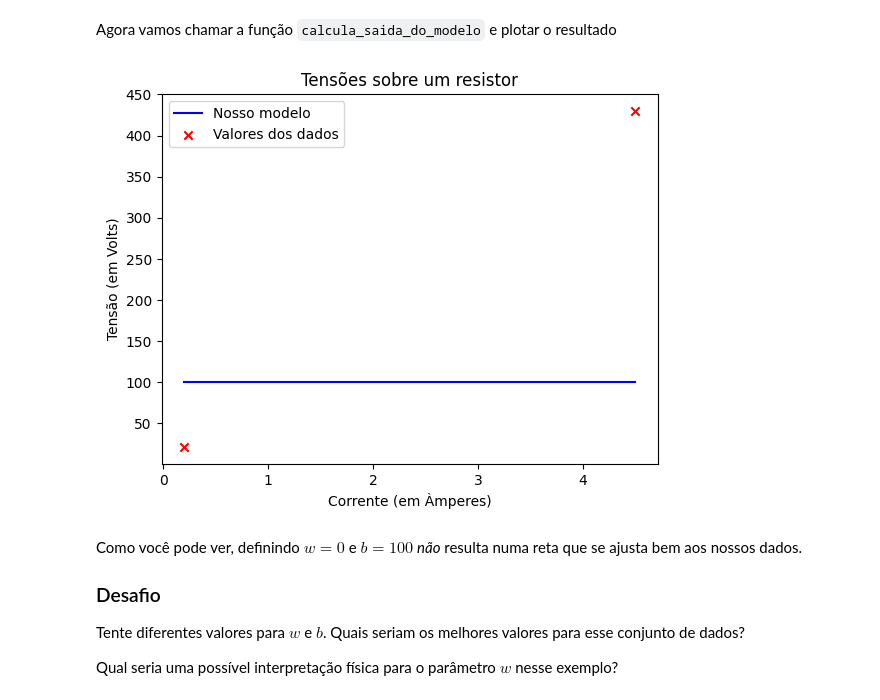
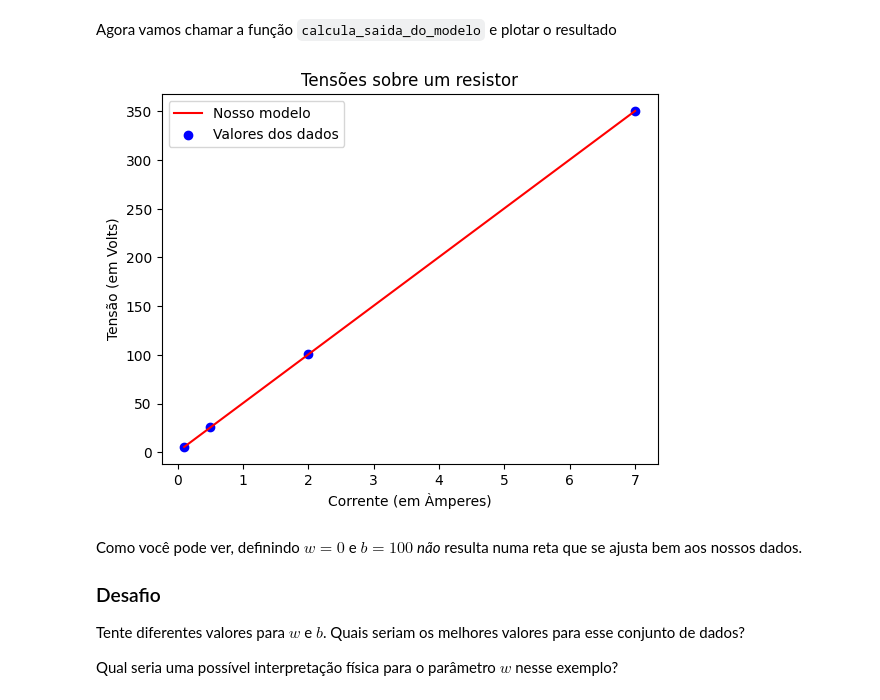
Before and after one commit to RomanGustavo/Mestrado---ML, a Jupyter notebook: codigo_aula3_representacao_do_modelo.ipynb, the cells around one changed output. Saved outputs shown, nothing was run; the diff lists cells and outputs as text; code cells hidden in the pictures.

```diff
--- a/codigo_aula3_representacao_do_modelo.ipynb
+++ b/codigo_aula3_representacao_do_modelo.ipynb
@@ -33,8 +33,8 @@ Rodar a célula de código abaixo para criar as variáveis `x_trein` e `y_trein`
 # %%
 # x_train é a variável de entrada (corrente em Àmperes)
 # y_train é a variável alvo (tensão em Volts)
-x_trein = np.array([0.2, 4.5])
-y_trein = np.array([21.0, 430.0])
+x_trein = np.array([0.1, 0.5, 2, 7])
+y_trein = np.array([5.5, 25.5, 100.5, 350.5])
 print(f"x_trein = {x_trein}")
 print(f"y_trein = {y_trein}")
 # %% [output]
@@ -109,8 +109,8 @@ Vamos tentar ganhar mais intuição usando o código abaixo. Vamos começar com
 
 **OBS: Você pode retornar à célula abaixo para ajustar diferentes valores para os parâmetros w e b do modelo**
 # %%
-w = 0
-b = 100
+w = 50
+b = 0.5
 print(f"w: {w}")
 print(f"b: {b}")
 # %% [output]
@@ -147,22 +147,22 @@ Agora vamos chamar a função `calcula_saida_do_modelo` e plotar o resultado
 # %%
 f_wb_calculado = calcula_saida_do_modelo(x_trein, w, b,)
 
 # Plotando a previsão feita pelo modelo
-plt.plot(x_trein, f_wb_calculado, c='b',label='Nosso modelo')
+plt.plot(x_trein, f_wb_calculado, c='r',label='Nosso modelo')
 
 # Plotando os dados medidos
-plt.scatter(x_trein, y_trein, marker='x', c='r',label='Valores dos dados')
+plt.scatter(x_trein, y_trein, marker='o', c='b',label='Valores dos dados')
 
 # Definindo o título
 plt.title("Tensões sobre um resistor")
 # Ajustando o rótulo do eixo y
 plt.ylabel('Tensão (em Volts)')
 # Ajustando o rótulo do eixo x
 plt.xlabel('Corrente (em Àmperes)')
 plt.legend()
 plt.show()
 # %% [output]
-[figure, old version]
+[figure, new version]
 # %% [markdown]
 Como você pode ver, definindo $w = 0$ e $b = 100$ *não* resulta numa reta que se ajusta bem aos nossos dados.
 
```
Also changed, not shown: parts of 7 cells of this notebook.
